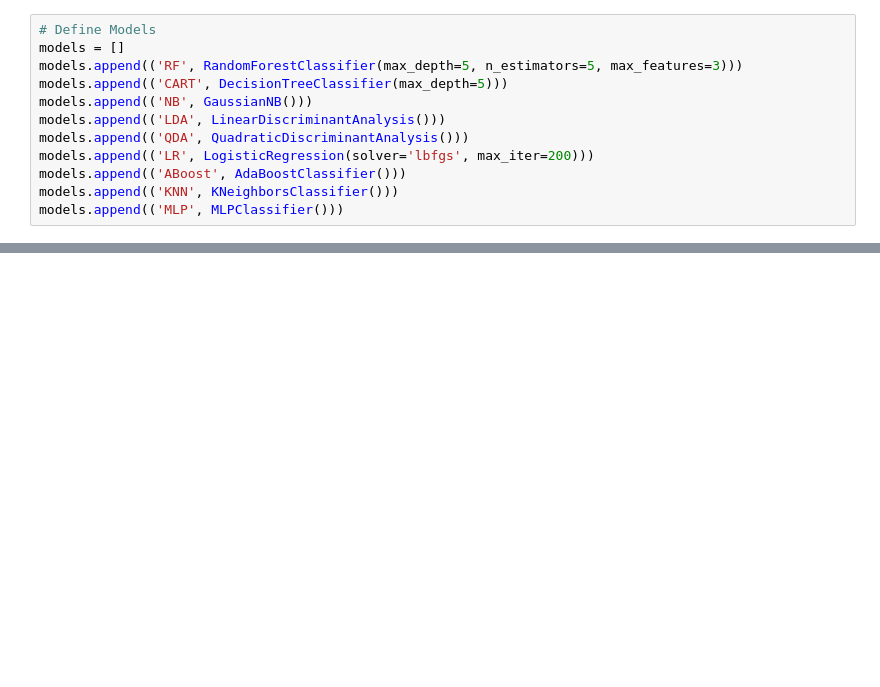
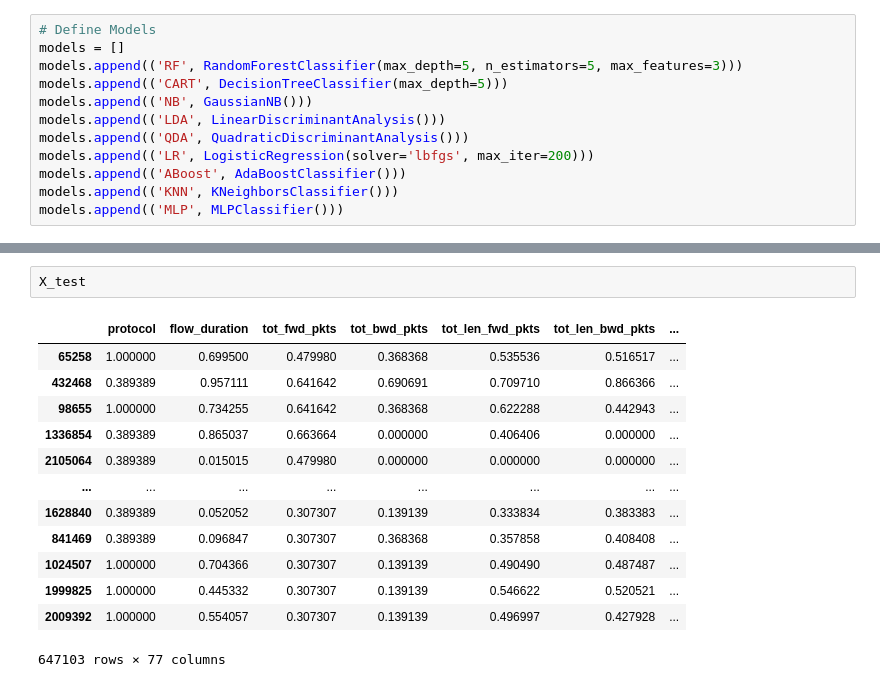
Before and after one commit to CSID-DGU/MLAC, a Jupyter notebook: hierarchical/hierarchical.ipynb, the cells around one changed output, grey strips where cells are left out. Drawn from its saved outputs; the diff is of its cells as text; blank space fills up the shorter version.

```diff
--- a/hierarchical/hierarchical.ipynb
+++ b/hierarchical/hierarchical.ipynb
@@ -276,0 +294,16 @@ df.to_csv(os.path.join(outpath,'evaluation'),header=True)
+# %%
+X_test
+# %% [output]
+|  | protocol | flow_duration | tot_fwd_pkts | tot_bwd_pkts | tot_len_fwd_pkts | tot_len_bwd_pkts | ... |
+| 65258 | 1.000000 | 0.699500 | 0.479980 | 0.368368 | 0.535536 | 0.516517 | ... |
+| 432468 | 0.389389 | 0.957111 | 0.641642 | 0.690691 | 0.709710 | 0.866366 | ... |
+| 98655 | 1.000000 | 0.734255 | 0.641642 | 0.368368 | 0.622288 | 0.442943 | ... |
+| 1336854 | 0.389389 | 0.865037 | 0.663664 | 0.000000 | 0.406406 | 0.000000 | ... |
+| 2105064 | 0.389389 | 0.015015 | 0.479980 | 0.000000 | 0.000000 | 0.000000 | ... |
+| ... | ... | ... | ... | ... | ... | ... | ... |
+| 1628840 | 0.389389 | 0.052052 | 0.307307 | 0.139139 | 0.333834 | 0.383383 | ... |
+| 841469 | 0.389389 | 0.096847 | 0.307307 | 0.368368 | 0.357858 | 0.408408 | ... |
+| 1024507 | 1.000000 | 0.704366 | 0.307307 | 0.139139 | 0.490490 | 0.487487 | ... |
+| 1999825 | 1.000000 | 0.445332 | 0.307307 | 0.139139 | 0.546622 | 0.520521 | ... |
+| 2009392 | 1.000000 | 0.554057 | 0.307307 | 0.139139 | 0.496997 | 0.427928 | ... |
+647103 rows × 77 columns
```
Also changed, not shown: parts of 31 cells of this notebook.
